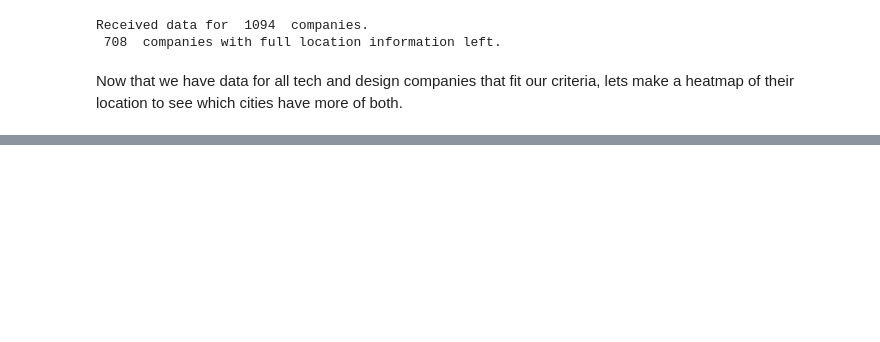
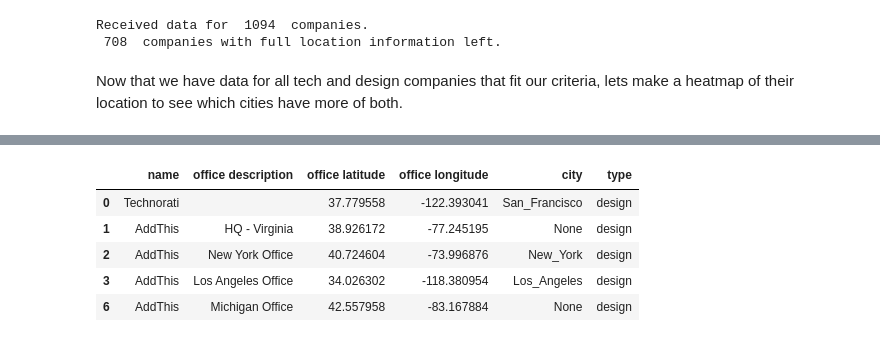
Before and after one commit to castrokike/project-III-geospatial-data, a Jupyter notebook: 2-Analysis.ipynb, the cells around one changed output, grey strips where cells are left out. Saved outputs shown, nothing was run; the diff lists cells and outputs as text; code cells hidden in the pictures; blank space fills up the shorter version.

```diff
--- a/2-Analysis.ipynb
+++ b/2-Analysis.ipynb
@@ -43,0 +76,12 @@ map_heatmap(tech_data, design_data)
+# %%
+# Now we will do the same thing for our desgin companies
+design_data = add_city_name(design_data, cities)
+design_data["type"] = "design"
+design_data.head()
+# %% [output]
+|  | name | office description | office latitude | office longitude | city | type |
+| 0 | Technorati |  | 37.779558 | -122.393041 | San_Francisco | design |
+| 1 | AddThis | HQ - Virginia | 38.926172 | -77.245195 | None | design |
+| 2 | AddThis | New York Office | 40.724604 | -73.996876 | New_York | design |
+| 3 | AddThis | Los Angeles Office | 34.026302 | -118.380954 | Los_Angeles | design |
+| 6 | AddThis | Michigan Office | 42.557958 | -83.167884 | None | design |
```
Also changed, not shown: parts of 6 cells of this notebook, 1 other file.
